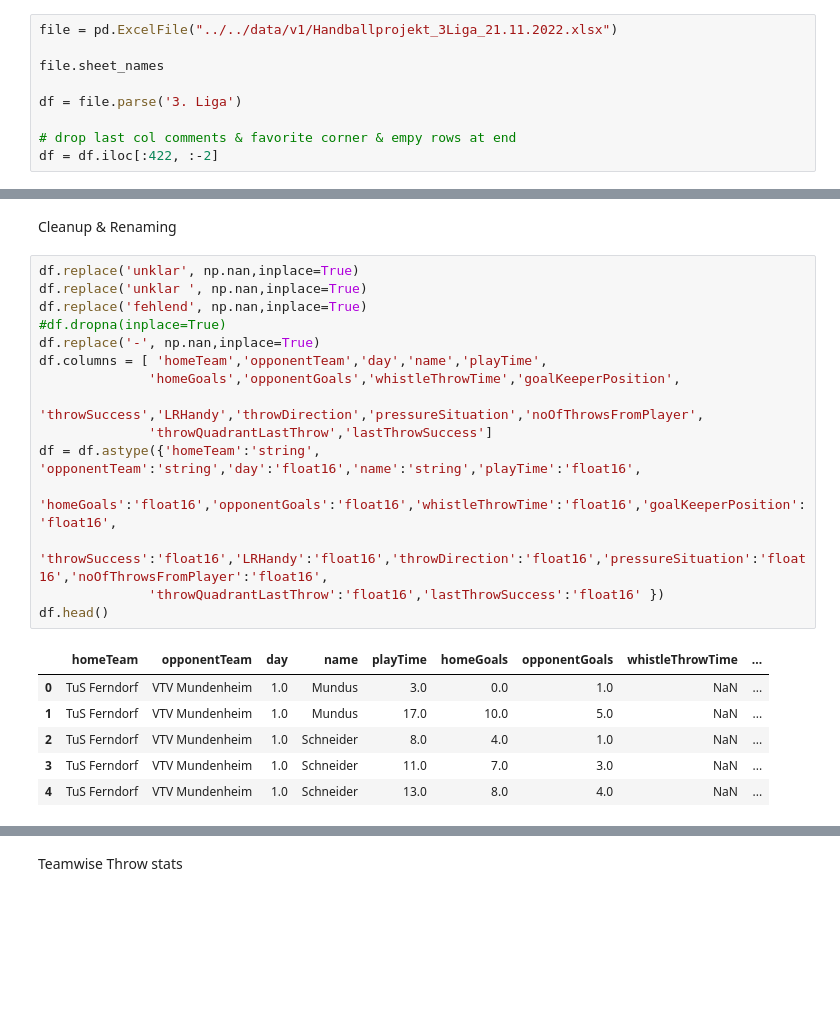
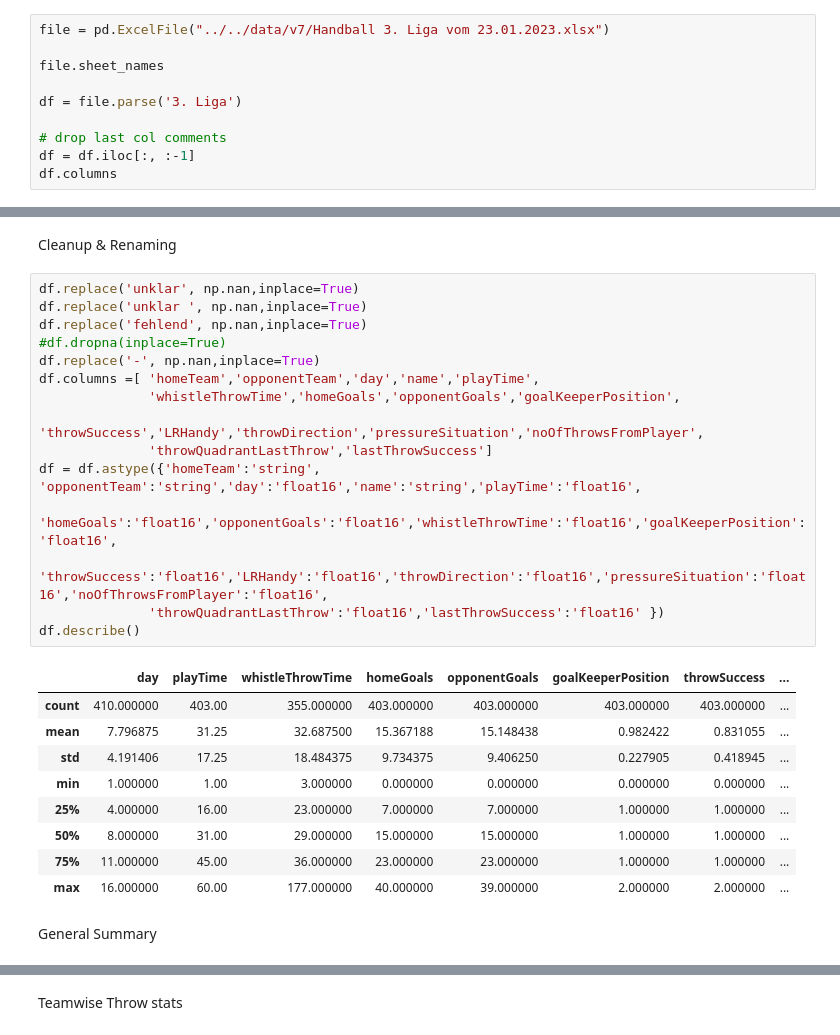
Before and after one commit to nayansavaliya/handball-data-science, a Jupyter notebook: src/Analysis1/league3.ipynb, the cells around one changed output, grey strips where cells are left out. Saved outputs shown, nothing was run; the diff lists cells and outputs as text; blank space fills up the shorter version.

```diff
--- a/src/Analysis1/league3.ipynb
+++ b/src/Analysis1/league3.ipynb
@@ -8,11 +8,12 @@ import matplotlib.pyplot as plt
 # %% [markdown]
 Read Data
 # %%
-file = pd.ExcelFile("../../data/v1/Handballprojekt_3Liga_21.11.2022.xlsx")
+file = pd.ExcelFile("../../data/v7/Handball 3. Liga vom 23.01.2023.xlsx")
 
 file.sheet_names
 
 df = file.parse('3. Liga')
 
-# drop last col comments & favorite corner & empy rows at end
-df = df.iloc[:422, :-2]
+# drop last col comments
+df = df.iloc[:, :-1]
+df.columns
@@ -21,22 +33,27 @@ Cleanup & Renaming
 # %%
 df.replace('unklar', np.nan,inplace=True)
 df.replace('unklar ', np.nan,inplace=True)
 df.replace('fehlend', np.nan,inplace=True)
 #df.dropna(inplace=True)
 df.replace('-', np.nan,inplace=True)
-df.columns = [ 'homeTeam','opponentTeam','day','name','playTime',
-              'homeGoals','opponentGoals','whistleThrowTime','goalKeeperPosition',
+df.columns =[ 'homeTeam','opponentTeam','day','name','playTime',
+              'whistleThrowTime','homeGoals','opponentGoals','goalKeeperPosition',
               'throwSuccess','LRHandy','throwDirection','pressureSituation','noOfThrowsFromPlayer',
               'throwQuadrantLastThrow','lastThrowSuccess']
 df = df.astype({'homeTeam':'string', 'opponentTeam':'string','day':'float16','name':'string','playTime':'float16',
               'homeGoals':'float16','opponentGoals':'float16','whistleThrowTime':'float16','goalKeeperPosition':'float16',
               'throwSuccess':'float16','LRHandy':'float16','throwDirection':'float16','pressureSituation':'float16','noOfThrowsFromPlayer':'float16',
               'throwQuadrantLastThrow':'float16','lastThrowSuccess':'float16' })
-df.head()
+df.describe()
 # %% [output]
-|  | homeTeam | opponentTeam | day | name | playTime | homeGoals | opponentGoals | whistleThrowTime | ... |
-| 0 | TuS Ferndorf | VTV Mundenheim | 1.0 | Mundus | 3.0 | 0.0 | 1.0 | NaN | ... |
-| 1 | TuS Ferndorf | VTV Mundenheim | 1.0 | Mundus | 17.0 | 10.0 | 5.0 | NaN | ... |
-| 2 | TuS Ferndorf | VTV Mundenheim | 1.0 | Schneider | 8.0 | 4.0 | 1.0 | NaN | ... |
-| 3 | TuS Ferndorf | VTV Mundenheim | 1.0 | Schneider | 11.0 | 7.0 | 3.0 | NaN | ... |
-| 4 | TuS Ferndorf | VTV Mundenheim | 1.0 | Schneider | 13.0 | 8.0 | 4.0 | NaN | ... |
+|  | day | playTime | whistleThrowTime | homeGoals | opponentGoals | goalKeeperPosition | throwSuccess | ... |
+| count | 410.000000 | 403.00 | 355.000000 | 403.000000 | 403.000000 | 403.000000 | 403.000000 | ... |
+| mean | 7.796875 | 31.25 | 32.687500 | 15.367188 | 15.148438 | 0.982422 | 0.831055 | ... |
+| std | 4.191406 | 17.25 | 18.484375 | 9.734375 | 9.406250 | 0.227905 | 0.418945 | ... |
+| min | 1.000000 | 1.00 | 3.000000 | 0.000000 | 0.000000 | 0.000000 | 0.000000 | ... |
+| 25% | 4.000000 | 16.00 | 23.000000 | 7.000000 | 7.000000 | 1.000000 | 1.000000 | ... |
+| 50% | 8.000000 | 31.00 | 29.000000 | 15.000000 | 15.000000 | 1.000000 | 1.000000 | ... |
+| 75% | 11.000000 | 45.00 | 36.000000 | 23.000000 | 23.000000 | 1.000000 | 1.000000 | ... |
+| max | 16.000000 | 60.00 | 177.000000 | 40.000000 | 39.000000 | 2.000000 | 2.000000 | ... |
+# %% [markdown]
+General Summary
```
Also changed, not shown: parts of 13 cells of this notebook, 7 other files.
